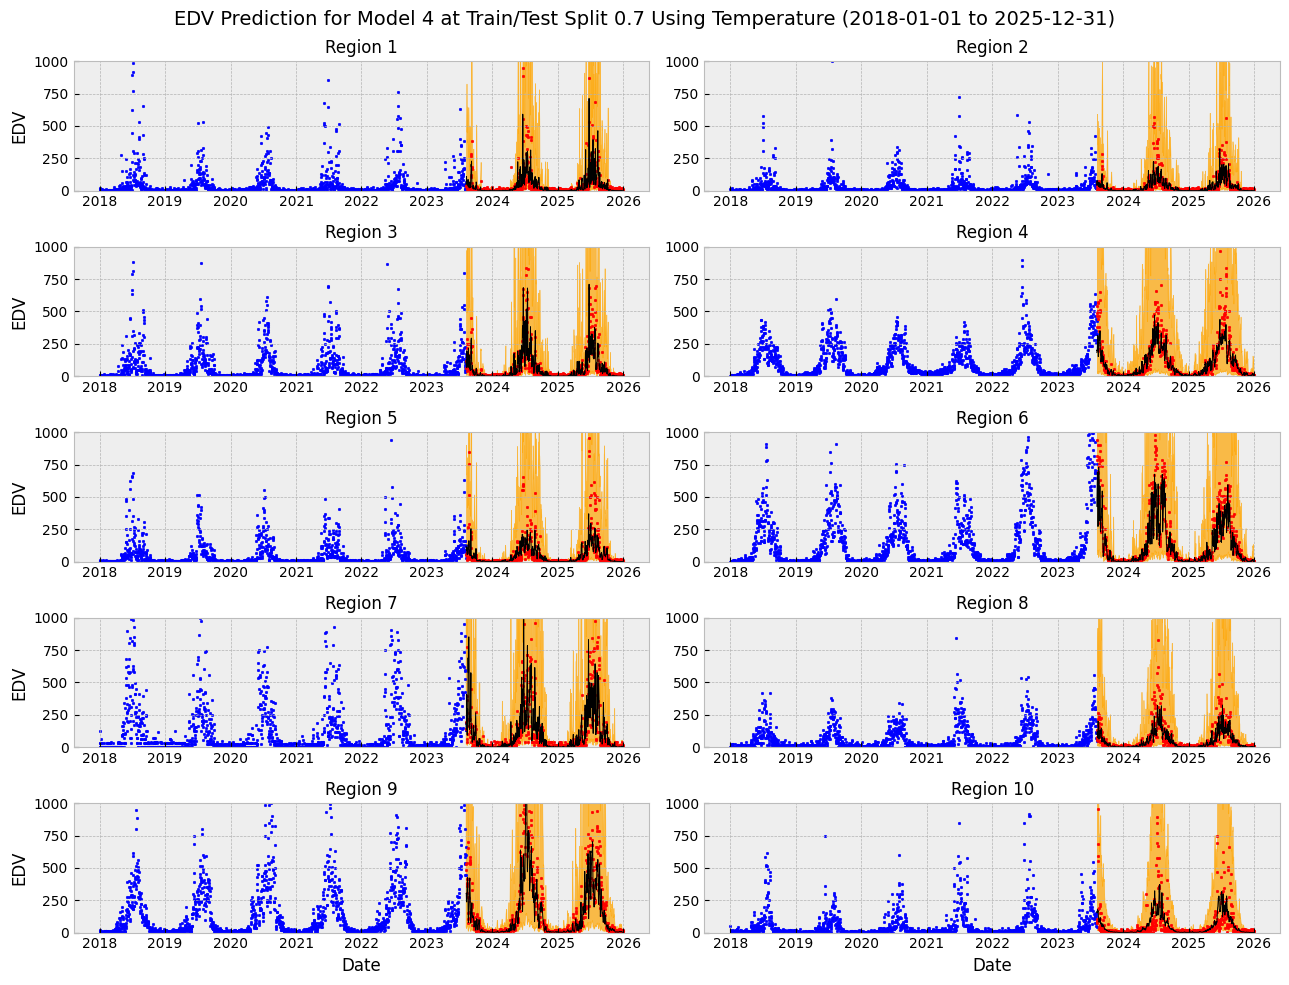
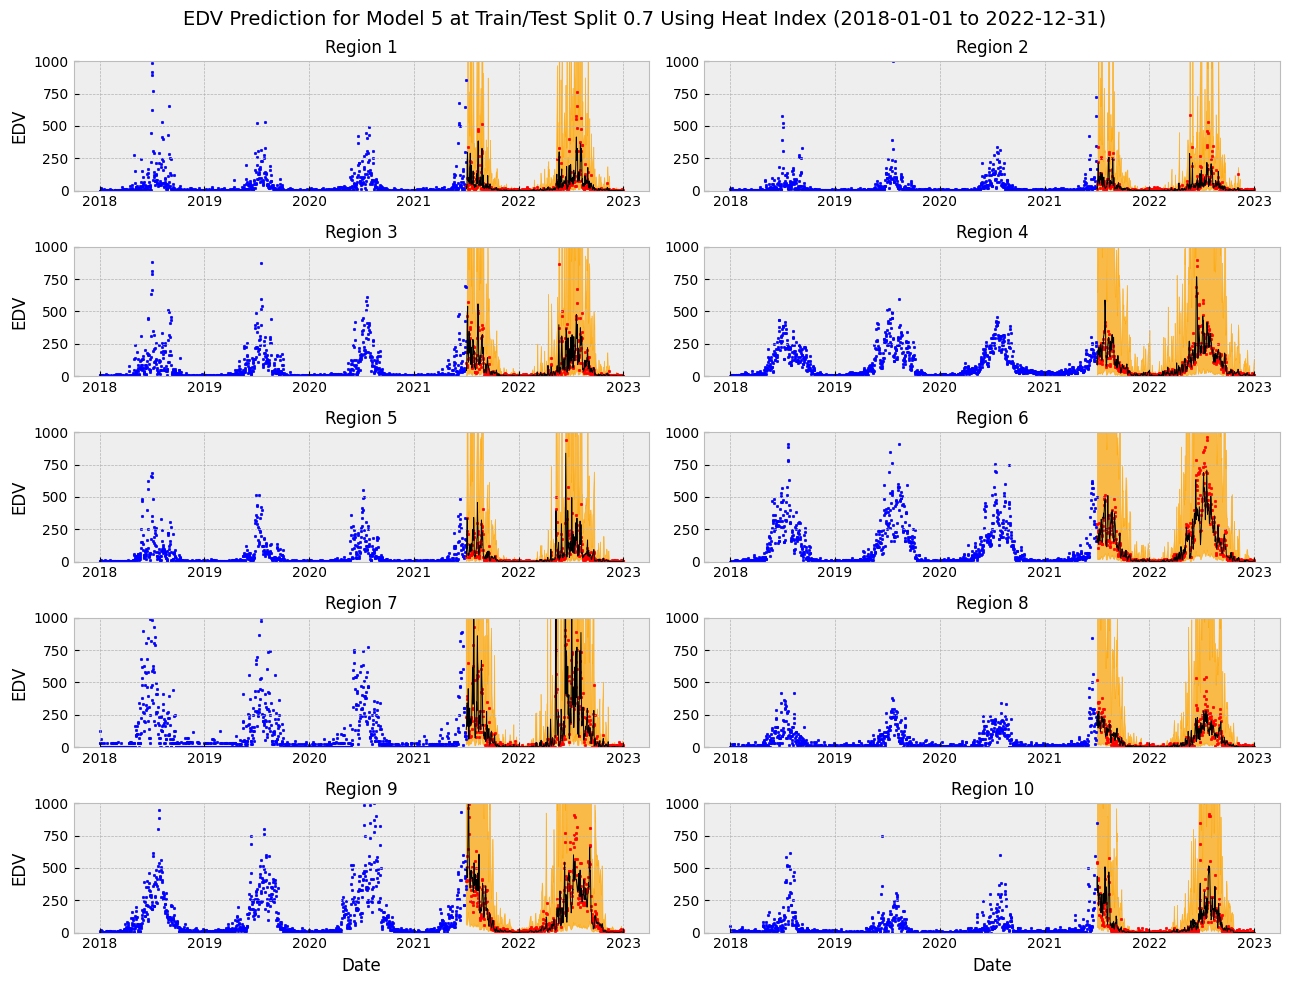
Unified diff of the notebook cell whose output changed from the first chart to the second:
--- before
+++ after
@@ -31,3 +31,3 @@
 
 fig.tight_layout()
-fig.savefig(PLOT_OUTPUT_FILE, dpi = 500)
+fig.savefig(PLOT_OUTPUT_FILE, dpi = 300)

Commit: mse plots